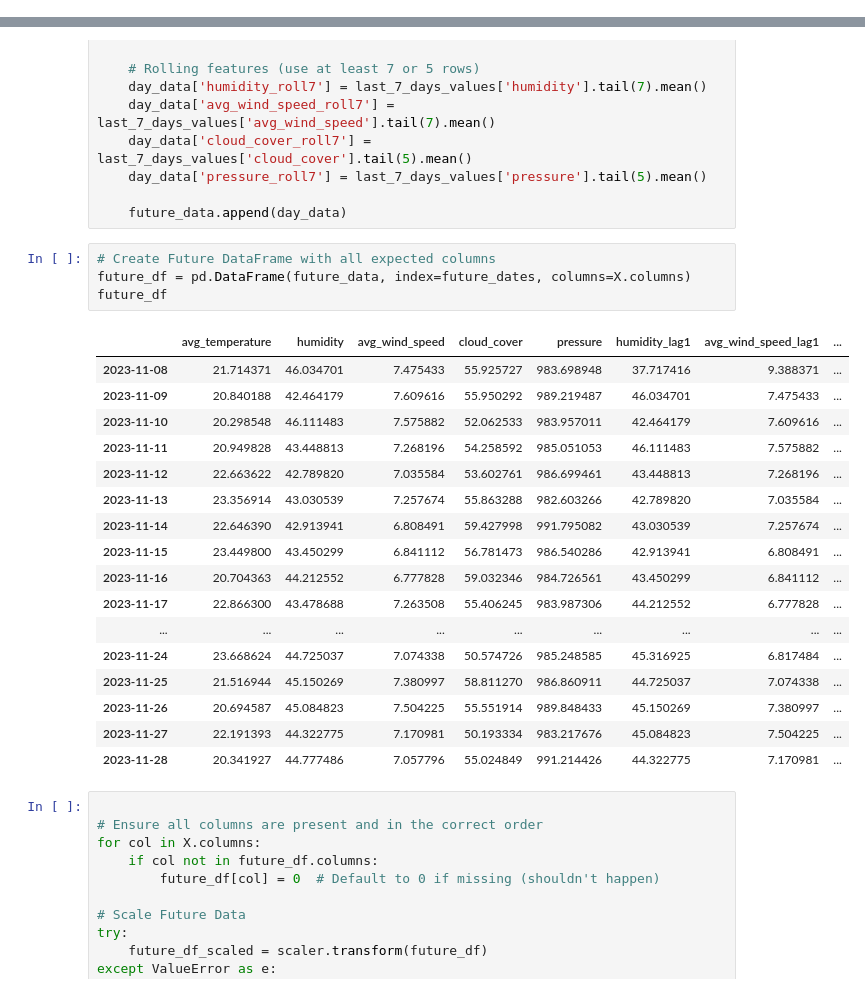
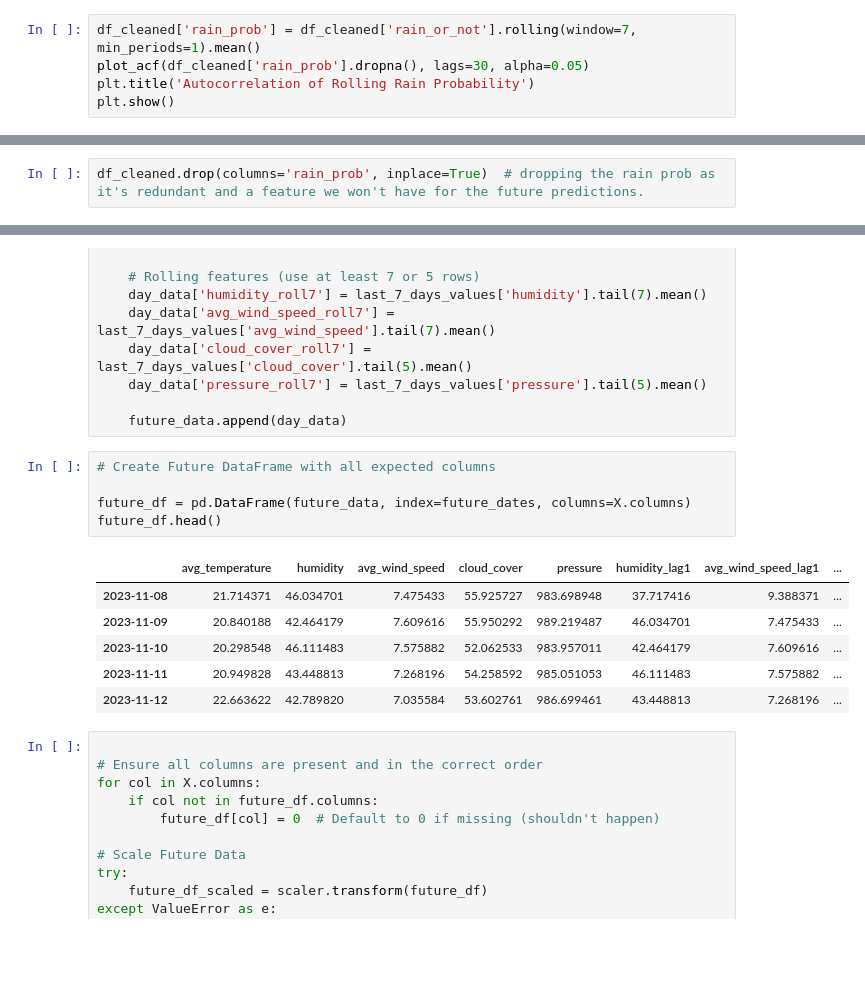
Before and after one commit to subhanu-dev/Agri-timeseries, a Jupyter notebook: agri_timeseries_task1.ipynb, the cells around one changed output, grey strips where cells are left out. Drawn from its saved outputs; the diff is of its cells as text; blank space fills up the shorter version.

```diff
--- a/agri_timeseries_task1.ipynb
+++ b/agri_timeseries_task1.ipynb
@@ -556,0 +563,5 @@ Rain events appear to be driven more by immediate weather conditions (e.g., humi
+# %%
+df_cleaned['rain_prob'] = df_cleaned['rain_or_not'].rolling(window=7, min_periods=1).mean()
+plot_acf(df_cleaned['rain_prob'].dropna(), lags=30, alpha=0.05)
+plt.title('Autocorrelation of Rolling Rain Probability')
+plt.show()
@@ -557,3 +600,5 @@ Rain events appear to be driven more by immediate weather conditions (e.g., humi
+# %%
+df_cleaned.drop(columns='rain_prob', inplace=True)  # dropping the rain prob as it's redundant and a feature we won't have for the future predictions.
 # %% [markdown]
 ## Feature Engineering
 # %%
@@ -1141,26 +1187,16 @@ for i in range(21):
     future_data.append(day_data)
 # %%
 # Create Future DataFrame with all expected columns
+
 future_df = pd.DataFrame(future_data, index=future_dates, columns=X.columns)
-future_df
+future_df.head()
 # %% [output]
 |  | avg_temperature | humidity | avg_wind_speed | cloud_cover | pressure | humidity_lag1 | avg_wind_speed_lag1 | ... |
 | 2023-11-08 | 21.714371 | 46.034701 | 7.475433 | 55.925727 | 983.698948 | 37.717416 | 9.388371 | ... |
 | 2023-11-09 | 20.840188 | 42.464179 | 7.609616 | 55.950292 | 989.219487 | 46.034701 | 7.475433 | ... |
 | 2023-11-10 | 20.298548 | 46.111483 | 7.575882 | 52.062533 | 983.957011 | 42.464179 | 7.609616 | ... |
 | 2023-11-11 | 20.949828 | 43.448813 | 7.268196 | 54.258592 | 985.051053 | 46.111483 | 7.575882 | ... |
 | 2023-11-12 | 22.663622 | 42.789820 | 7.035584 | 53.602761 | 986.699461 | 43.448813 | 7.268196 | ... |
-| 2023-11-13 | 23.356914 | 43.030539 | 7.257674 | 55.863288 | 982.603266 | 42.789820 | 7.035584 | ... |
-| 2023-11-14 | 22.646390 | 42.913941 | 6.808491 | 59.427998 | 991.795082 | 43.030539 | 7.257674 | ... |
-| 2023-11-15 | 23.449800 | 43.450299 | 6.841112 | 56.781473 | 986.540286 | 42.913941 | 6.808491 | ... |
-| 2023-11-16 | 20.704363 | 44.212552 | 6.777828 | 59.032346 | 984.726561 | 43.450299 | 6.841112 | ... |
-| 2023-11-17 | 22.866300 | 43.478688 | 7.263508 | 55.406245 | 983.987306 | 44.212552 | 6.777828 | ... |
-| ... | ... | ... | ... | ... | ... | ... | ... | ... |
-| 2023-11-24 | 23.668624 | 44.725037 | 7.074338 | 50.574726 | 985.248585 | 45.316925 | 6.817484 | ... |
-| 2023-11-25 | 21.516944 | 45.150269 | 7.380997 | 58.811270 | 986.860911 | 44.725037 | 7.074338 | ... |
-| 2023-11-26 | 20.694587 | 45.084823 | 7.504225 | 55.551914 | 989.848433 | 45.150269 | 7.380997 | ... |
-| 2023-11-27 | 22.191393 | 44.322775 | 7.170981 | 50.193334 | 983.217676 | 45.084823 | 7.504225 | ... |
-| 2023-11-28 | 20.341927 | 44.777486 | 7.057796 | 55.024849 | 991.214426 | 44.322775 | 7.170981 | ... |
 # %%
 
 # Ensure all columns are present and in the correct order
```
Also changed, not shown: parts of 31 cells of this notebook.
